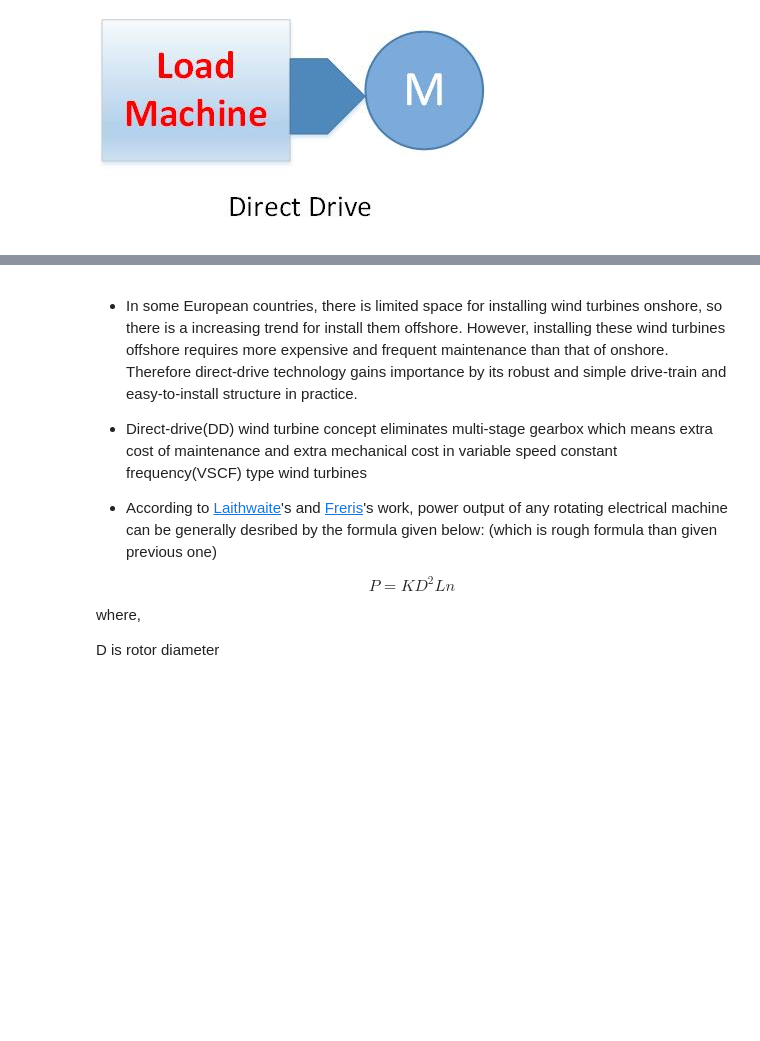
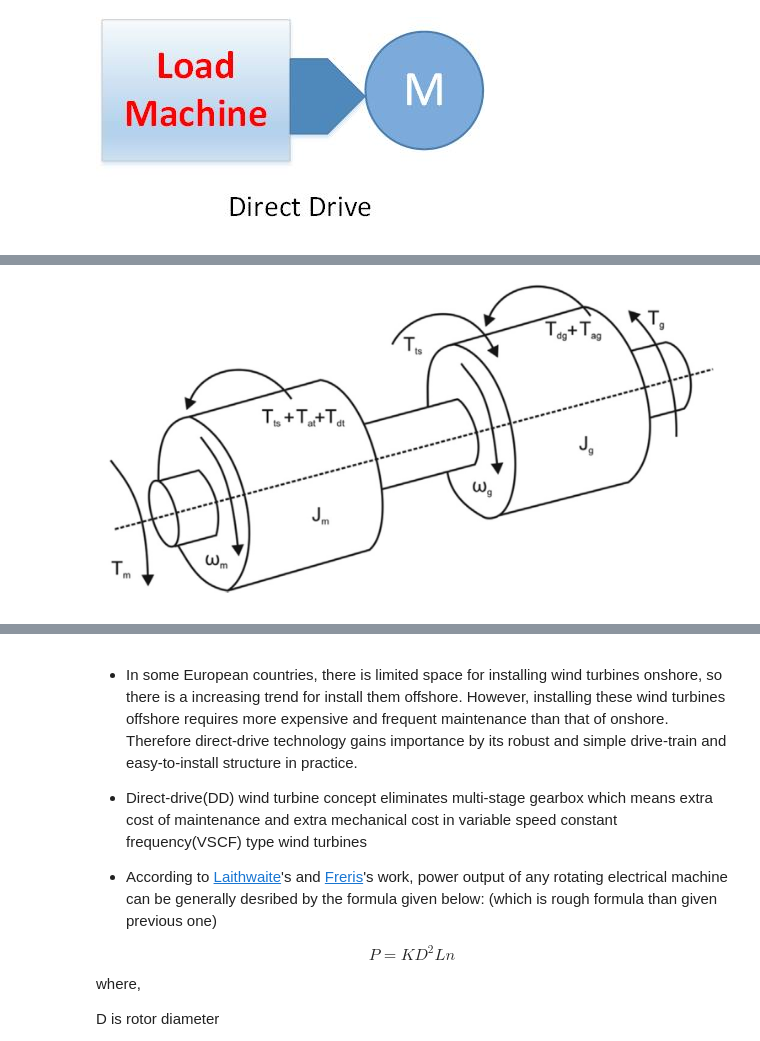
Before and after one commit to aydinbaskaya/MS_Thesis, a Jupyter notebook: Wind Turbines.ipynb, the cells around one changed output, grey strips where cells are left out. Saved outputs shown, nothing was run; the diff lists cells and outputs as text; code cells hidden in the pictures; blank space fills up the shorter version.

```diff
--- a/Wind Turbines.ipynb
+++ b/Wind Turbines.ipynb
@@ -205,0 +212,5 @@ Image(filename='Drawing1.jpg')
+# %%
+from IPython.display import Image
+Image(filename='2mass.png')
+# %% [output]
+[figure, added]
```
Also changed, not shown: parts of 3 cells of this notebook.
